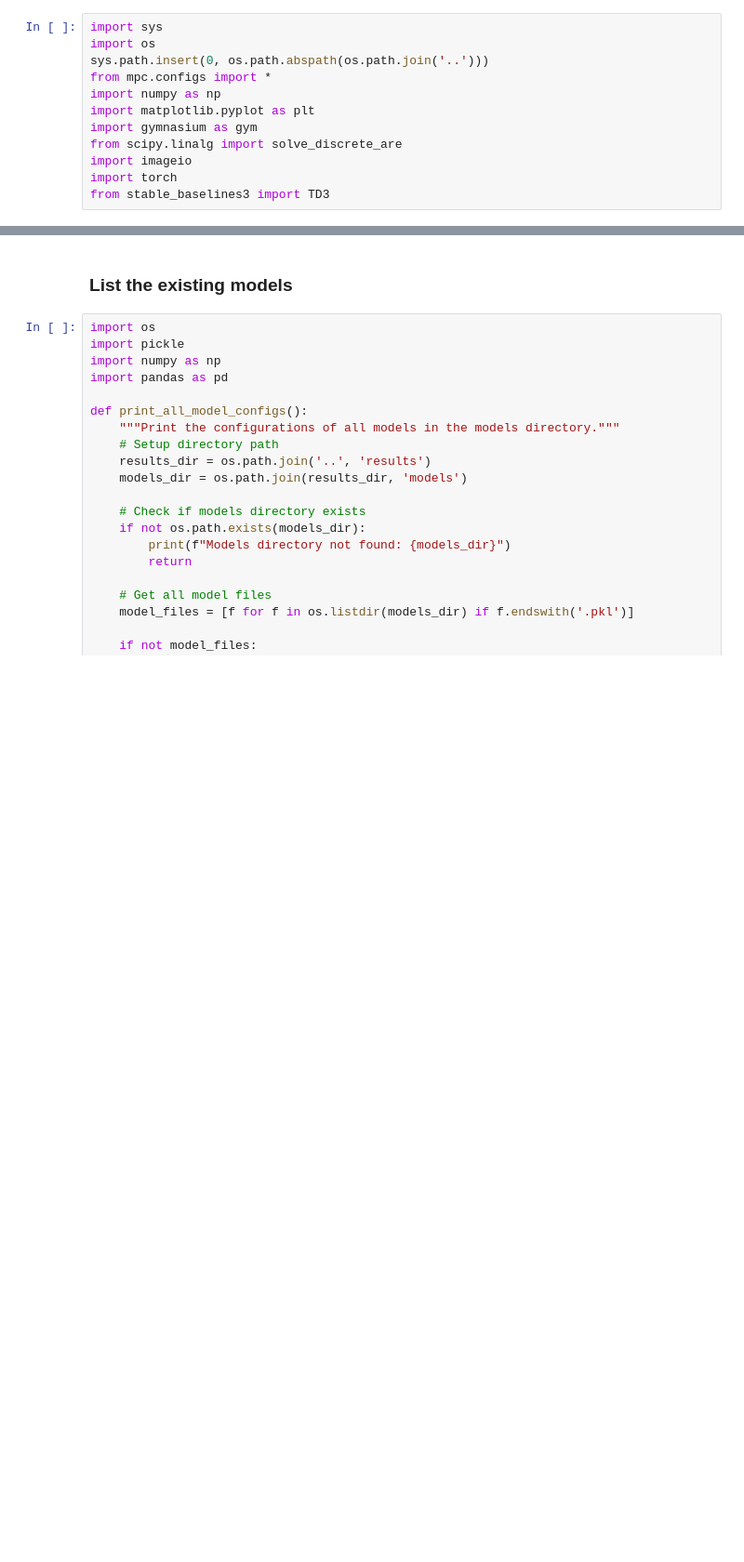
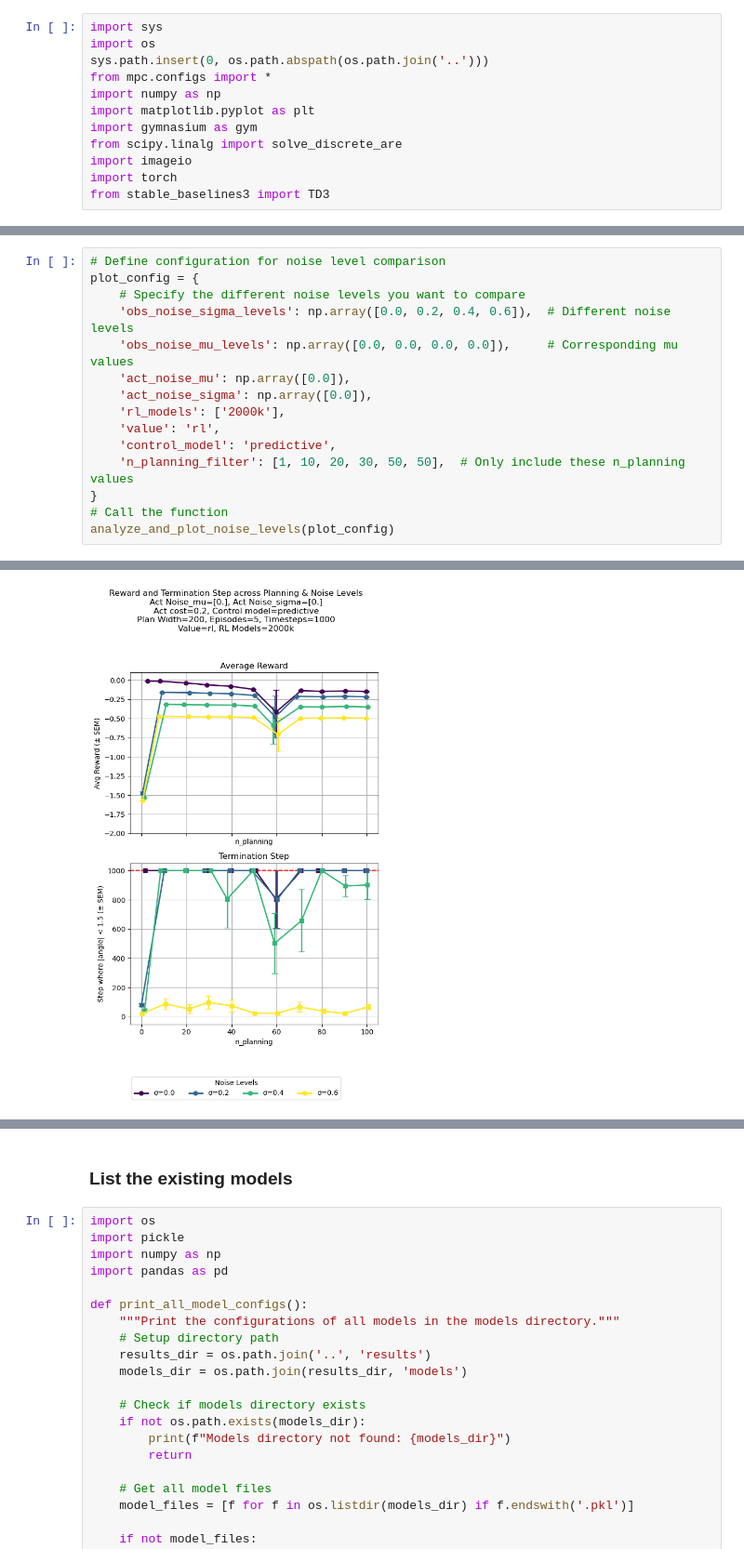
Before and after one commit to jtbuch/mpc_dojo, a Jupyter notebook: cartpole/notebooks/MujocoCartpoleSimulations.ipynb, the cells around one changed output, grey strips where cells are left out. Shown at 93% size. Saved outputs shown, nothing was run; the diff lists cells and outputs as text; blank space fills up the shorter version.

```diff
--- a/cartpole/notebooks/MujocoCartpoleSimulations.ipynb
+++ b/cartpole/notebooks/MujocoCartpoleSimulations.ipynb
@@ -189,0 +194,16 @@ NameError: name 'get_processed_data' is not defined
+# %%
+# Define configuration for noise level comparison
+plot_config = {
+    # Specify the different noise levels you want to compare
+    'obs_noise_sigma_levels': np.array([0.0, 0.2, 0.4, 0.6]),  # Different noise levels
+    'obs_noise_mu_levels': np.array([0.0, 0.0, 0.0, 0.0]),     # Corresponding mu values
+    'act_noise_mu': np.array([0.0]),
+    'act_noise_sigma': np.array([0.0]),
+    'rl_models': ['2000k'],
+    'value': 'rl',
+    'control_model': 'predictive',
+    'n_planning_filter': [1, 10, 20, 30, 50, 50],  # Only include these n_planning values
+}
+# Call the function
+analyze_and_plot_noise_levels(plot_config)
+# %% [output]
@@ -189,0 +244 @@ NameError: name 'get_processed_data' is not defined
+[figure, added]
```
Also changed, not shown: parts of 4 cells of this notebook, 3 other files.
